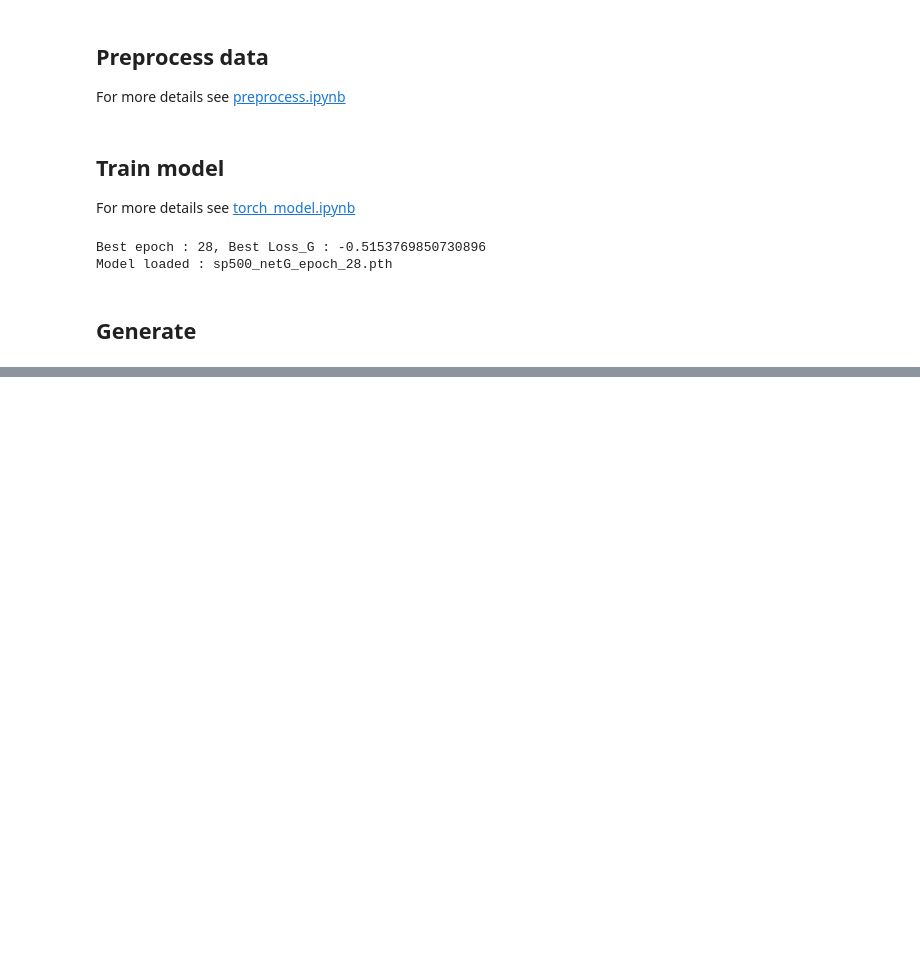
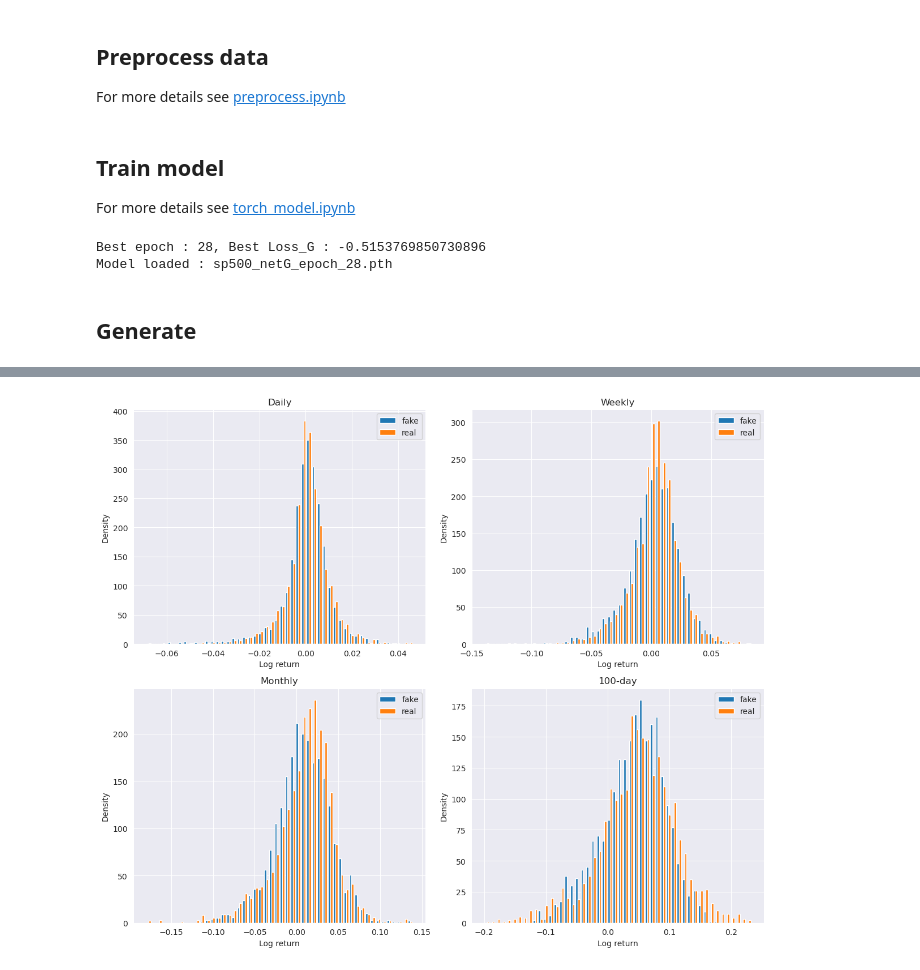
Before and after one commit to michaelacn/Quant-GAN, a Jupyter notebook: train.ipynb, the cells around one changed output, grey strips where cells are left out. Saved outputs shown, nothing was run; the diff lists cells and outputs as text; code cells hidden in the pictures; blank space fills up the shorter version.

```diff
--- a/train.ipynb
+++ b/train.ipynb
@@ -320,0 +256,16 @@ plt.show()
+# %%
+fig, axes = plt.subplots(2, 2, figsize=(12, 10))
+titles = ['Daily', 'Weekly', 'Monthly', '100-day']
+diff_steps = [1, 5, 20, 100]
+
+for ax, step, title in zip(axes.flatten(), diff_steps, titles):
+    ax.hist([comp_df['fake'].diff(step), comp_df['real'].diff(step)], bins=50, label=['fake', 'real'])
+    ax.set_title(title)
+    ax.set_xlabel('Log return')
+    ax.set_ylabel('Density')
+    ax.legend(loc='upper right')
+
+plt.tight_layout()
+plt.show()
+# %% [output]
+[figure, added]
```
Also changed, not shown: parts of 20 cells of this notebook, 1 other file.
